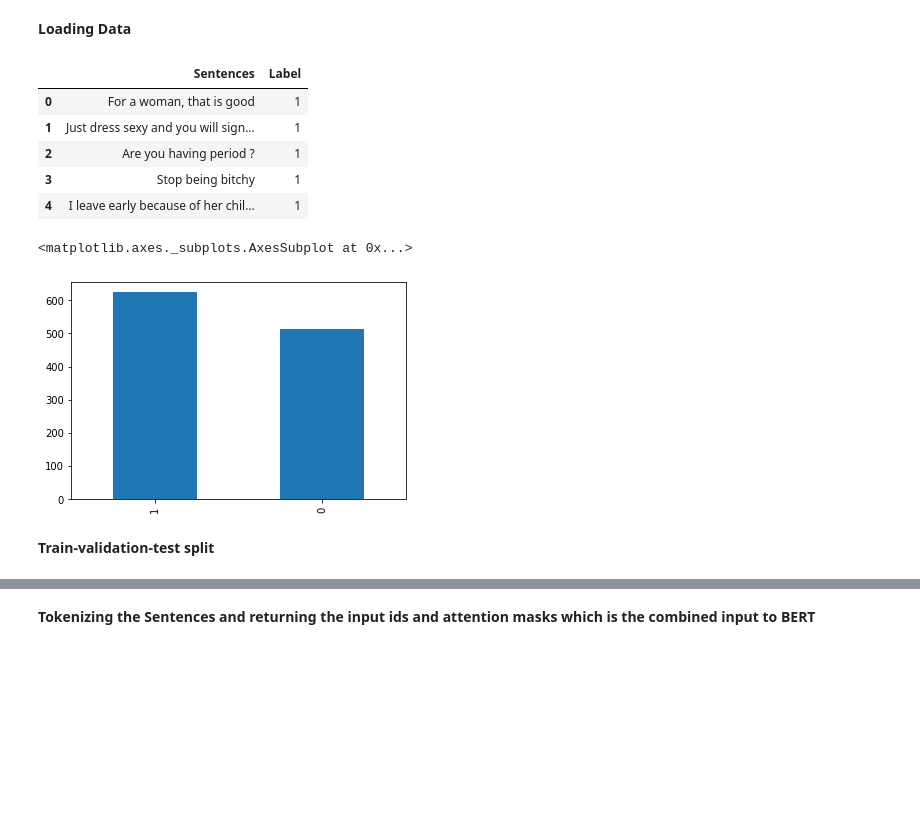
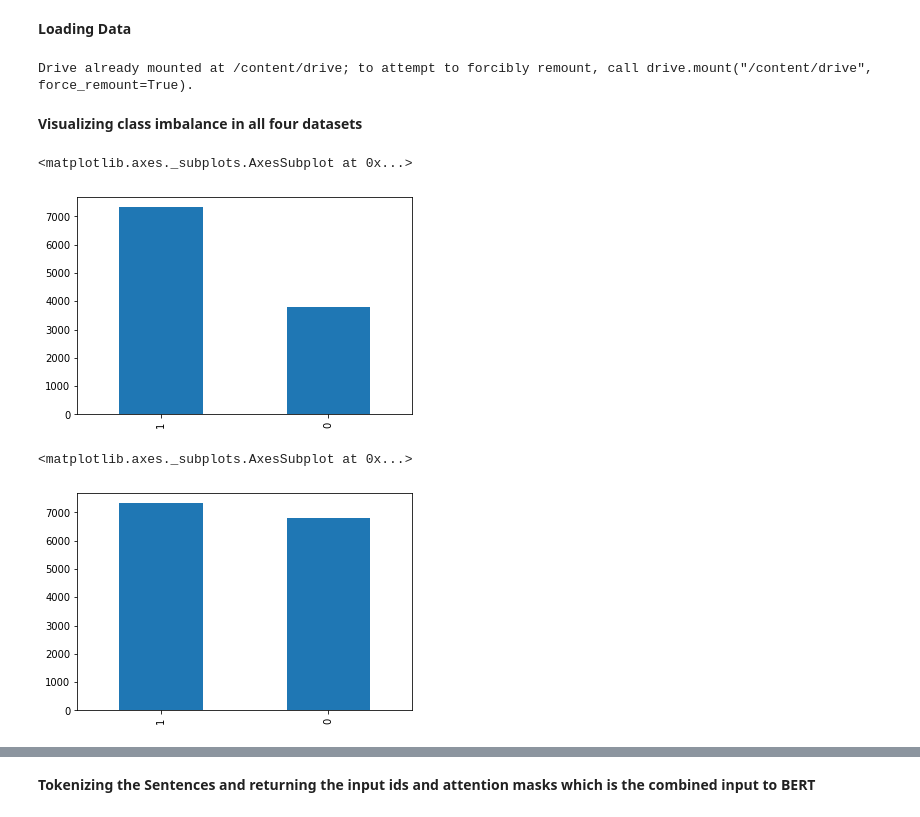
Before and after one commit to PadmajaVB/Sexist-Statement-Detection, a Jupyter notebook: DistillBERT.ipynb, the cells around one changed output, grey strips where cells are left out. Cells and saved outputs as stored; diff of their text form; code cells hidden in the pictures; blank space fills up the shorter version.

```diff
--- a/DistillBERT.ipynb
+++ b/DistillBERT.ipynb
@@ -44,16 +46,18 @@ df = pd.read_excel("Sexism in workplace.xlsx")
-# %%
-df.head()
-# %% [output]
-|  | Sentences | Label |
-| 0 | For a woman, that is good | 1 |
-| 1 | Just dress sexy and you will sign... | 1 |
-| 2 | Are you having period ? | 1 |
-| 3 | Stop being bitchy | 1 |
-| 4 | I leave early because of her chil... | 1 |
+# %%
+from google.colab import drive
+drive.mount('/content/drive')
+# %% [output]
+Drive already mounted at /content/drive; to attempt to forcibly remount, call drive.mount("/content/drive", force_remount=True).
+# %%
+# Read the file IMDB Dataset.csv.zip as a pandas dataframe
+df_train = pd.read_csv("/content/drive/MyDrive/AI-3 Project/data/Preprocessed data/train_dataset.csv", index_col=0)
+df_augmented_train = pd.read_csv("/content/drive/MyDrive/AI-3 Project/data/Preprocessed data/augmented_train_dataset.csv", index_col=0)
+df_val = pd.read_csv("/content/drive/MyDrive/AI-3 Project/data/Preprocessed data/val_dataset.csv", index_col=0)
+df_test = pd.read_csv("/content/drive/MyDrive/AI-3 Project/data/Preprocessed data/test_dataset.csv", index_col=0)
+# %% [markdown]
+**Visualizing class imbalance in all four datasets**
 # %%
-df['Label'].value_counts().plot(kind='bar')
+df_train['Label'].value_counts().plot(kind='bar')
 # %% [output]
 <matplotlib.axes._subplots.AxesSubplot at 0x...>
-[figure, old version]
+[figure, new version]
-# %% [markdown]
-**Train-validation-test split**
@@ -70,0 +64,5 @@ df_val= df_fit.loc[val_index]
+# %%
+df_augmented_train['Label'].value_counts().plot(kind='bar')
+# %% [output]
+<matplotlib.axes._subplots.AxesSubplot at 0x...>
+[figure, added]
```
Also changed, not shown: parts of 31 cells of this notebook.
